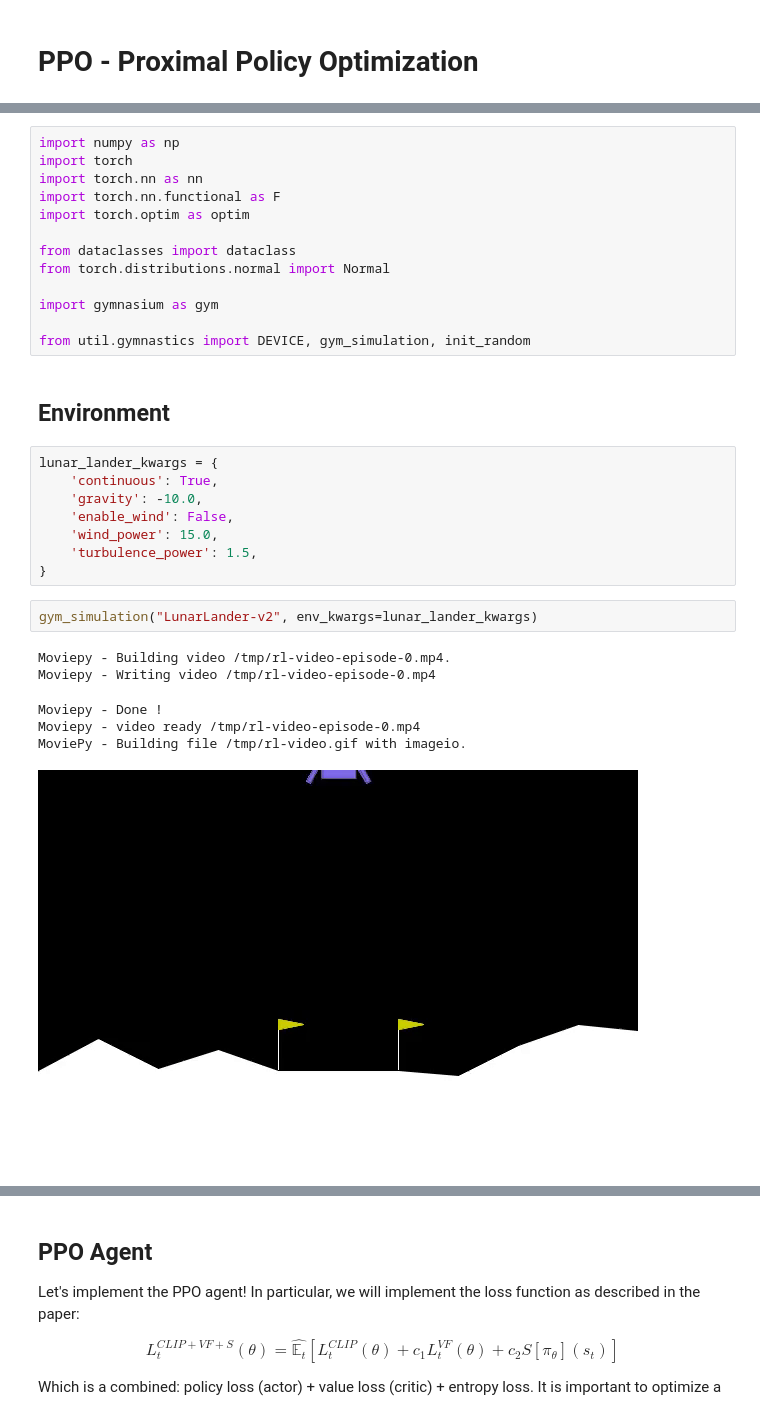
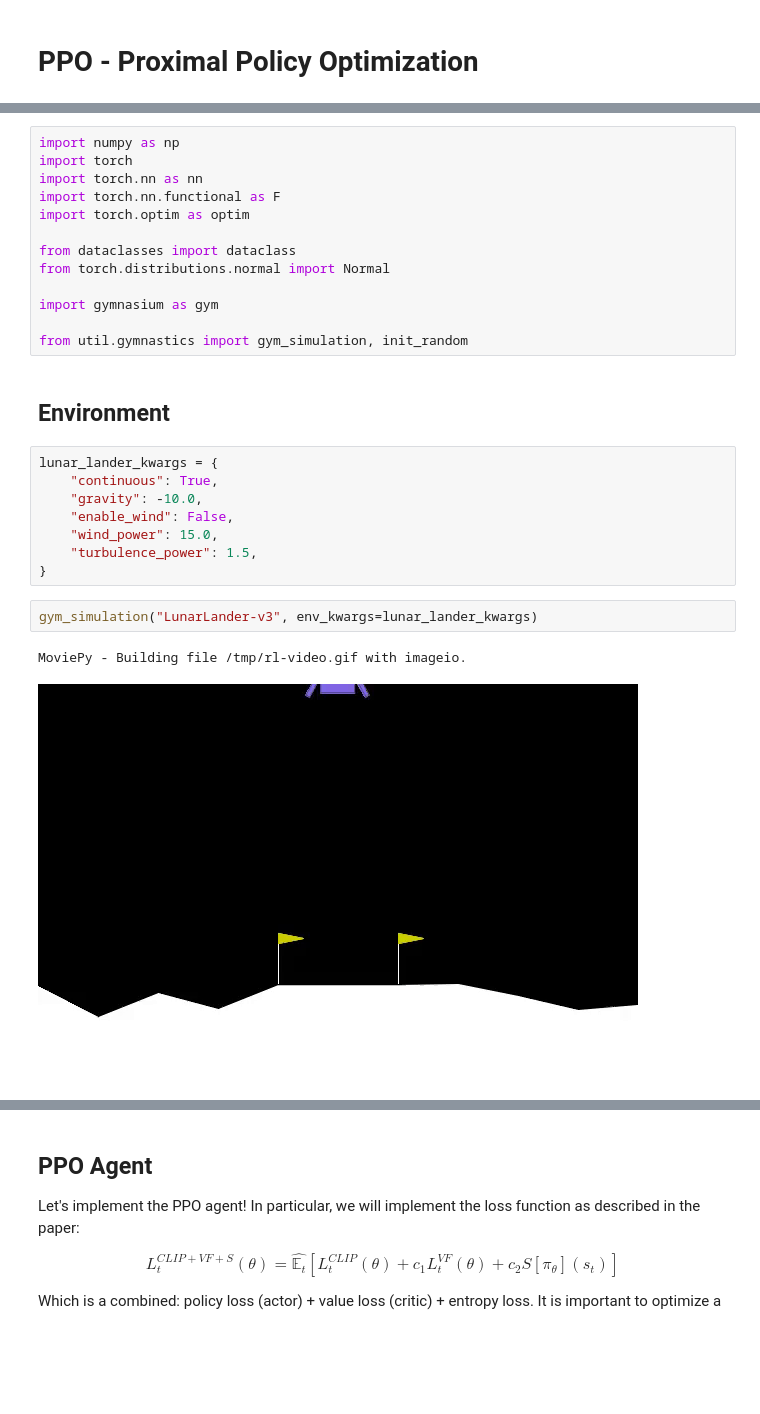
Before and after one commit to alessiodm/drl-zh, a Jupyter notebook: solution/06_PPO.ipynb, the cells around one changed output, grey strips where cells are left out. Saved outputs shown, nothing was run; the diff lists cells and outputs as text; blank space fills up the shorter version.

```diff
--- a/solution/06_PPO.ipynb
+++ b/solution/06_PPO.ipynb
@@ -26,26 +27,22 @@ from torch.distributions.normal import Normal
 
 import gymnasium as gym
 
-from util.gymnastics import DEVICE, gym_simulation, init_random
+from util.gymnastics import gym_simulation, init_random
 # %% [markdown]
 ## Environment
 # %%
 lunar_lander_kwargs = {
-    'continuous': True,
-    'gravity': -10.0,
-    'enable_wind': False,
-    'wind_power': 15.0,
-    'turbulence_power': 1.5,
+    "continuous": True,
+    "gravity": -10.0,
+    "enable_wind": False,
+    "wind_power": 15.0,
+    "turbulence_power": 1.5,
 }
 # %%
-gym_simulation("LunarLander-v2", env_kwargs=lunar_lander_kwargs)
+gym_simulation("LunarLander-v3", env_kwargs=lunar_lander_kwargs)
 # %% [output]
-Moviepy - Building video /tmp/rl-video-episode-0.mp4.
-Moviepy - Writing video /tmp/rl-video-episode-0.mp4
+MoviePy - Building file /tmp/rl-video.gif with imageio.
-Moviepy - Done !
-Moviepy - video ready /tmp/rl-video-episode-0.mp4
-MoviePy - Building file /tmp/rl-video.gif with imageio.
-[figure, old version]
+[figure, new version]
 # %% [markdown]
 ## Trajectory Segments
 
```
Also changed, not shown: parts of 14 cells of this notebook, 50 other files.
